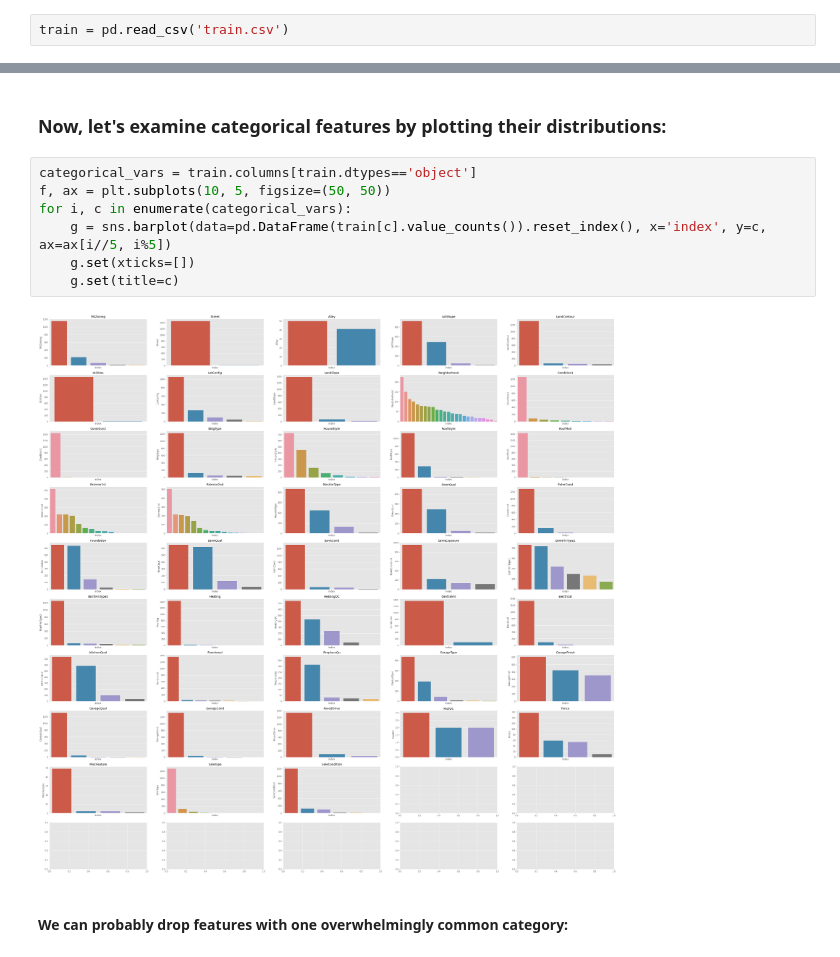
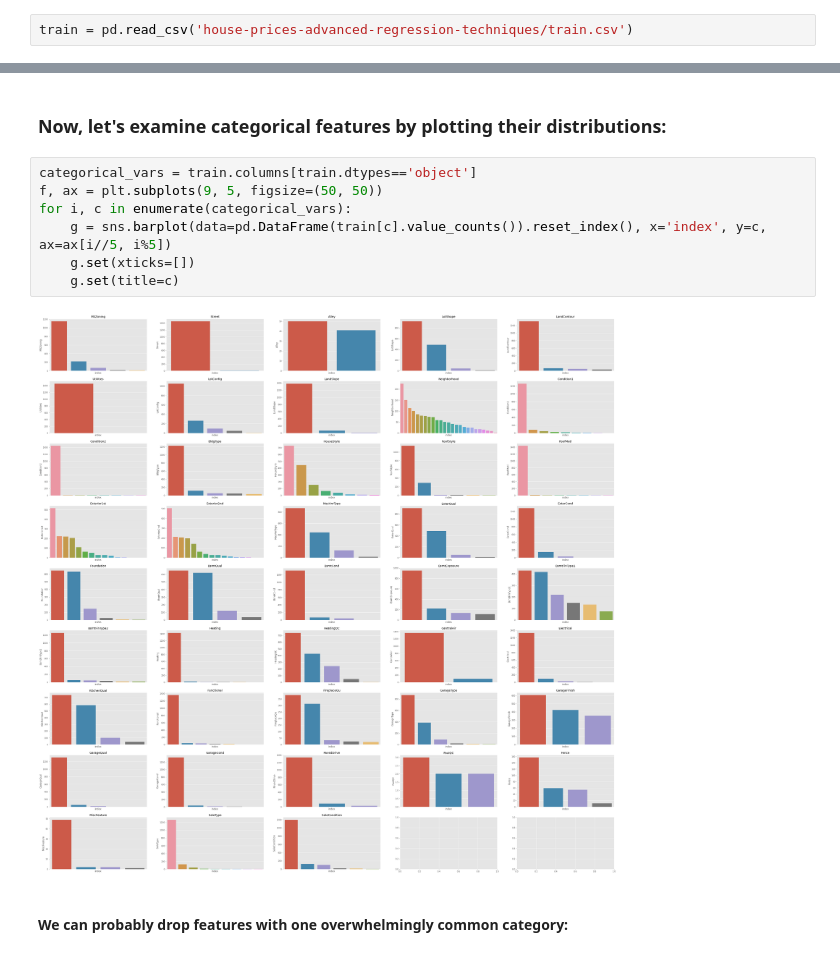
Before and after one commit to vkoli/house-price-regression-cs675, a Jupyter notebook: CS675_MIDTERM_PROJECT_CLEVER_STARS.ipynb, the cells around one changed output, grey strips where cells are left out. Drawn from its saved outputs; the diff is of its cells as text.

```diff
--- a/CS675_MIDTERM_PROJECT_CLEVER_STARS.ipynb
+++ b/CS675_MIDTERM_PROJECT_CLEVER_STARS.ipynb
@@ -9,5 +15,5 @@ from sklearn.preprocessing import OneHotEncoder
 # %%
-train = pd.read_csv('train.csv')
+train = pd.read_csv('house-prices-advanced-regression-techniques/train.csv')
 # %% [markdown]
 ### First let's looks at the summary for numerical data to get a sense of the data:
 # %%
@@ -47,13 +53,13 @@ train = train.drop(remove_num,axis=1)
 ### Now, let's examine categorical features by plotting their distributions:
 # %%
 categorical_vars = train.columns[train.dtypes=='object']
-f, ax = plt.subplots(10, 5, figsize=(50, 50))
+f, ax = plt.subplots(9, 5, figsize=(50, 50))
 for i, c in enumerate(categorical_vars):
     g = sns.barplot(data=pd.DataFrame(train[c].value_counts()).reset_index(), x='index', y=c, ax=ax[i//5, i%5])
     g.set(xticks=[])
     g.set(title=c)
 # %% [output]
-[figure, old version]
+[figure, new version]
 # %% [markdown]
 #### We can probably drop features with one overwhelmingly common category:
 # %%
```
Also changed, not shown: parts of 12 cells of this notebook.
